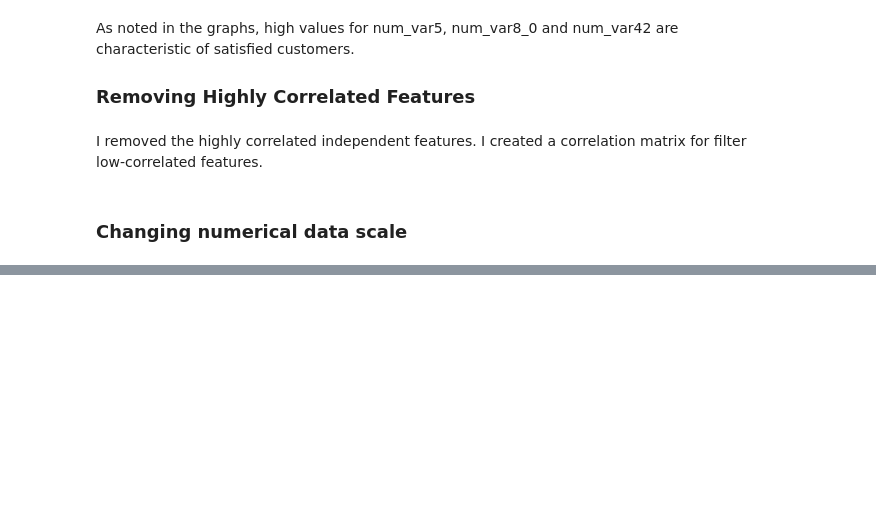
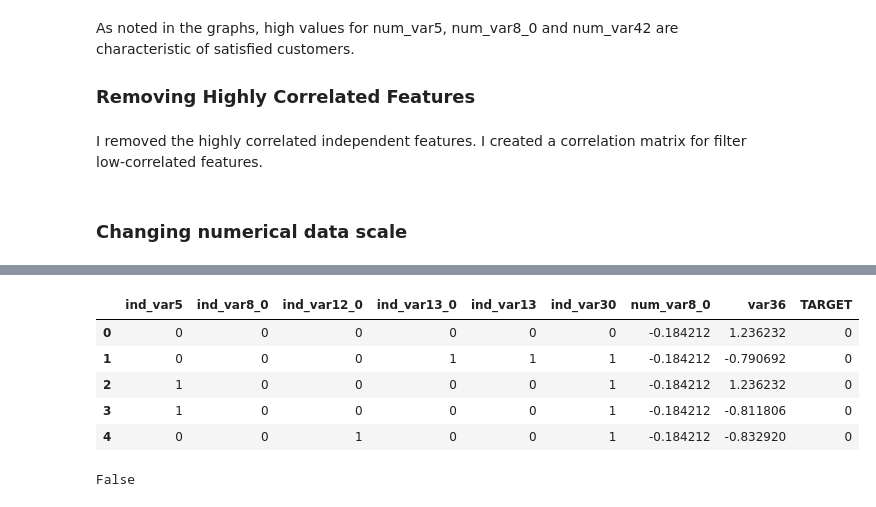
Before and after one commit to naiaraap/Predicting-Customer-Satisfaction-Level-from-Santander, a Jupyter notebook: CustomerSatisfactionLevelPrediction.ipynb, the cells around one changed output, grey strips where cells are left out. Drawn from its saved outputs; the diff is of its cells as text; code cells hidden in the pictures; blank space fills up the shorter version.

```diff
--- a/CustomerSatisfactionLevelPrediction.ipynb
+++ b/CustomerSatisfactionLevelPrediction.ipynb
@@ -482,0 +548,13 @@ df_less_corr_test.to_csv("data/df_less_corr_test.csv", index=False)
+# %%
+df_less_corr_train.head()
+# %% [output]
+|  | ind_var5 | ind_var8_0 | ind_var12_0 | ind_var13_0 | ind_var13 | ind_var30 | num_var8_0 | var36 | TARGET |
+| 0 | 0 | 0 | 0 | 0 | 0 | 0 | -0.184212 | 1.236232 | 0 |
+| 1 | 0 | 0 | 0 | 1 | 1 | 1 | -0.184212 | -0.790692 | 0 |
+| 2 | 1 | 0 | 0 | 0 | 0 | 1 | -0.184212 | 1.236232 | 0 |
+| 3 | 1 | 0 | 0 | 0 | 0 | 1 | -0.184212 | -0.811806 | 0 |
+| 4 | 0 | 0 | 1 | 0 | 0 | 1 | -0.184212 | -0.832920 | 0 |
+# %%
+(minmax_train_data != stand_train_data).any().any()
+# %% [output]
+False
```
Also changed, not shown: parts of 6 cells of this notebook.
